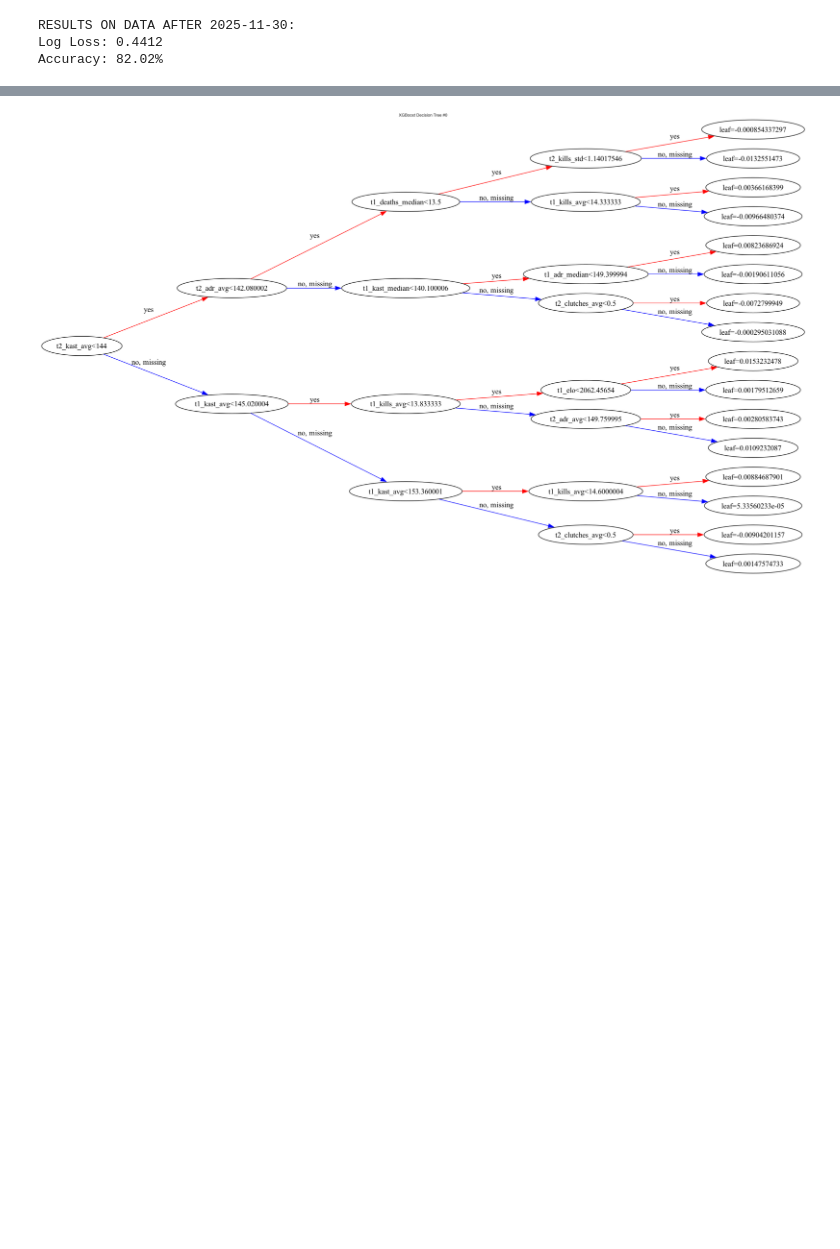
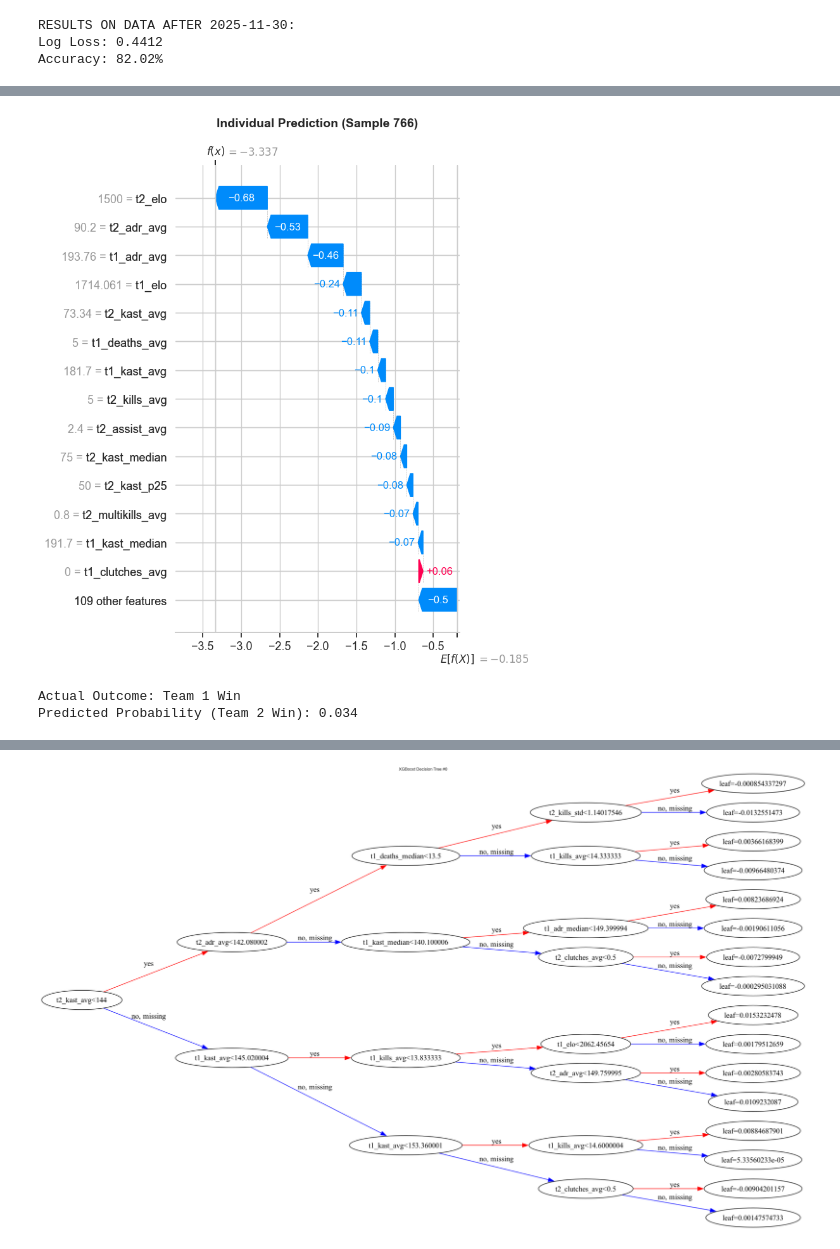
Before and after one commit to talDoFlemis/clutch-or-predict, a Jupyter notebook: notebooks/03-match-predictor.ipynb, the cells around one changed output, grey strips where cells are left out. Saved outputs shown, nothing was run; the diff lists cells and outputs as text; code cells hidden in the pictures; blank space fills up the shorter version.

```diff
--- a/notebooks/03-match-predictor.ipynb
+++ b/notebooks/03-match-predictor.ipynb
@@ -231,0 +308,26 @@ Passing `palette` without assigning `hue` is deprecated and will be removed in v
+# %%
+if len(X_sample) > 0:
+    pred_idx = np.argmax(np.abs(preds_proba[:sample_size] - 0.5))
+
+    shap_explanation = shap.Explanation(
+        values=shap_values[pred_idx],
+        base_values=explainer.expected_value,
+        data=X_sample.iloc[pred_idx].values,
+        feature_names=X_sample.columns.tolist()
+    )
+
+    plt.figure(figsize=(12, 8))
+    shap.waterfall_plot(shap_explanation, max_display=15, show=False)
+    plt.title(f'Individual Prediction (Sample {pred_idx})',
+              fontsize=14, fontweight='bold', pad=20)
+    plt.tight_layout()
+    plt.show()
+
+    actual_outcome = "Team 2 Win" if y_prod.iloc[pred_idx] == 1 else "Team 1 Win"
+    predicted_prob = preds_proba[pred_idx]
+    print(f"Actual Outcome: {actual_outcome}")
+    print(f"Predicted Probability (Team 2 Win): {predicted_prob:.3f}")
+# %% [output]
+[figure, added]
+Actual Outcome: Team 1 Win
+Predicted Probability (Team 2 Win): 0.034
```
Also changed, not shown: parts of 13 cells of this notebook, 1 other file.
